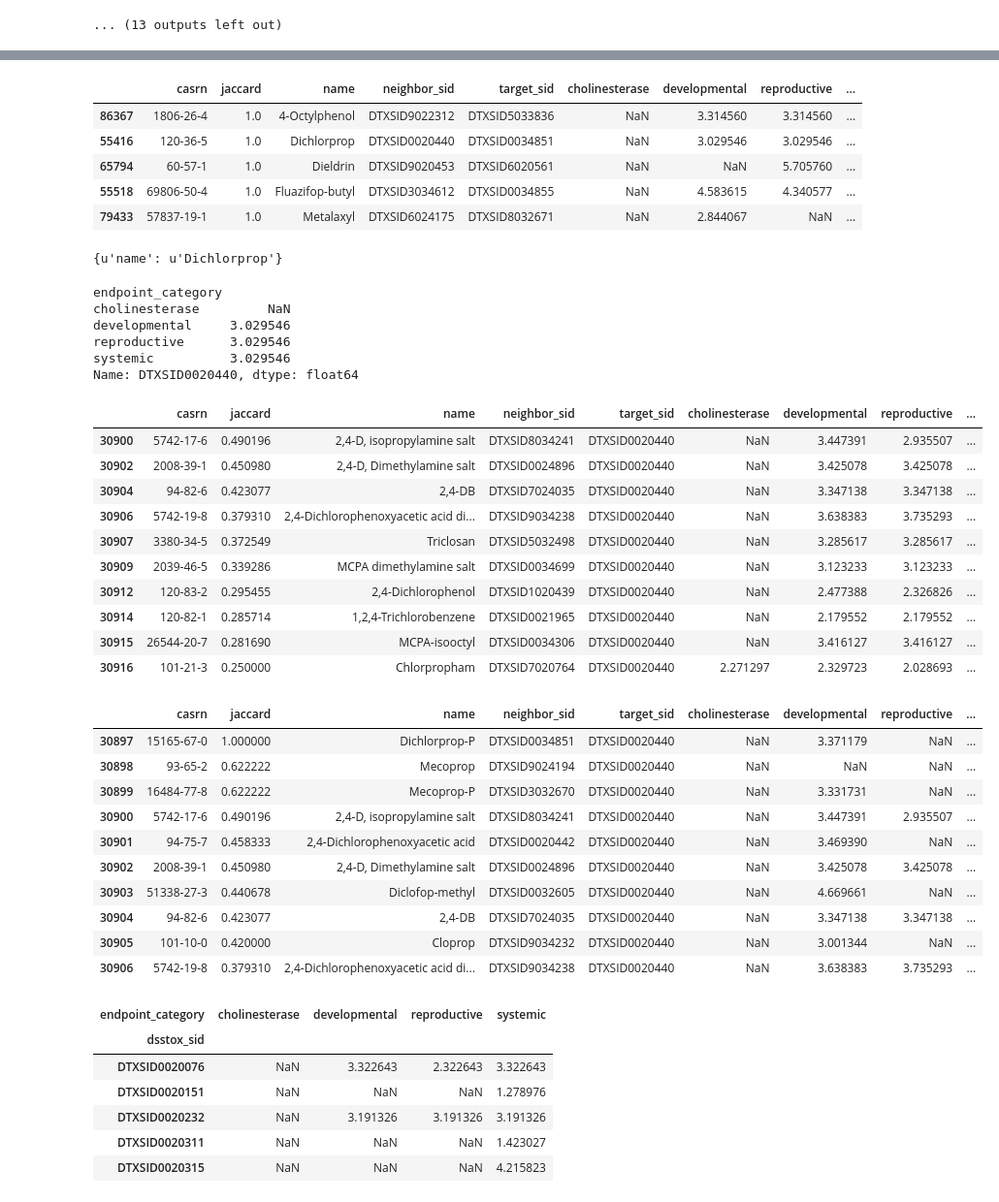
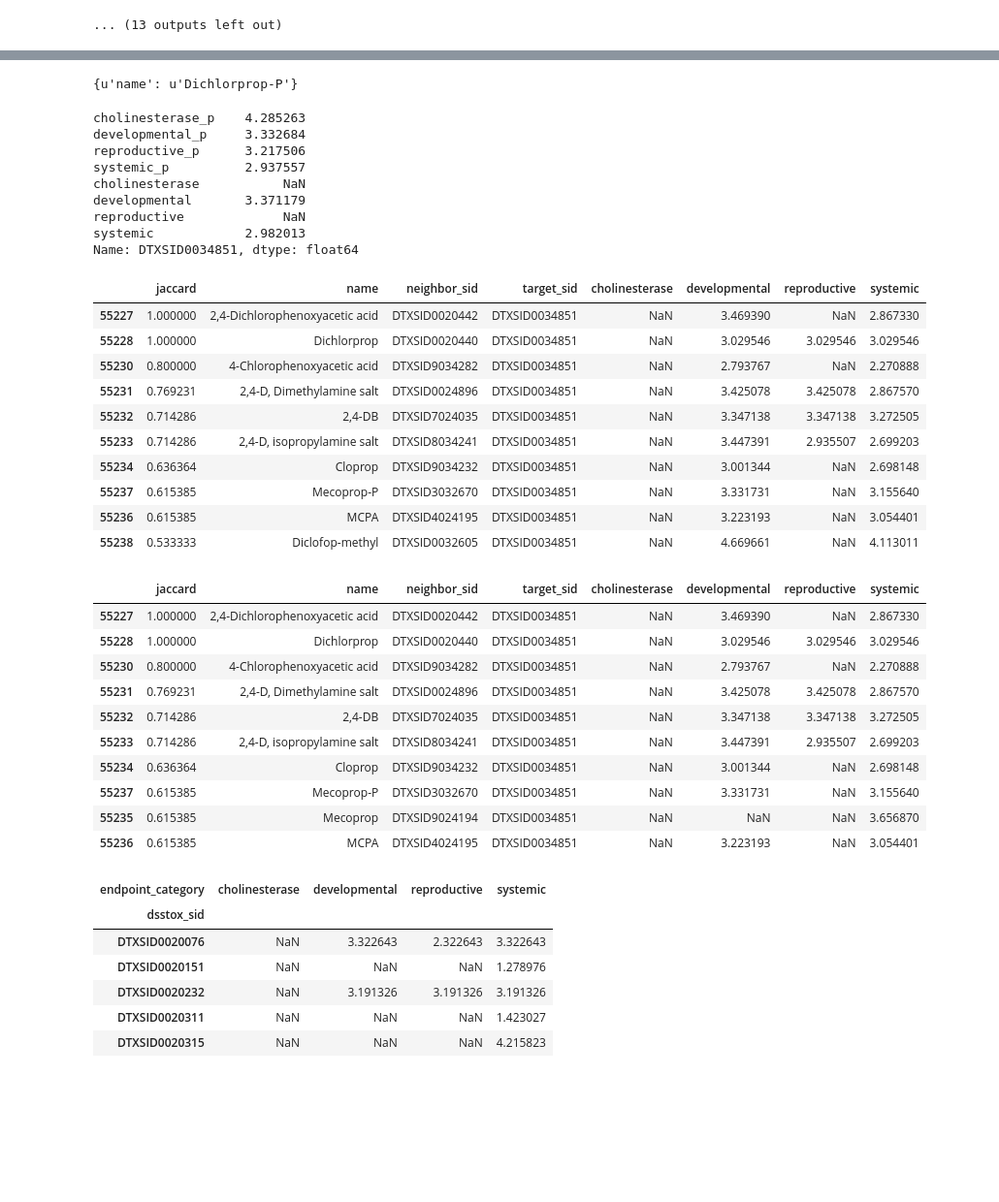
Before and after one commit to georgehelman/genra, a Jupyter notebook: notebooks/rax/rax-genra-toxref.ipynb, the cells around one changed output, grey strips where cells are left out. Shown at 97% size. Cells and saved outputs as stored; diff of their text form; code cells hidden in the pictures; blank space fills up the shorter version.

```diff
--- a/notebooks/rax/rax-genra-toxref.ipynb
+++ b/notebooks/rax/rax-genra-toxref.ipynb
@@ -226,7 +246,7 @@ lel_sids=list(set(lel_agg.index.values))
 # %%
 loael_neighbors_l=[]
 for sid in loael_sids:
-    sid_neighbors=searchCollByFP(sid,s0=.05,SID=loael_sids,DB=DB)
+    sid_neighbors=searchCollByFP(sid,s0=.05,SID=loael_sids,DB=DB,col='chemotypes',fpn='chemotypes')
     if sid_neighbors:
         for neighbor in sid_neighbors:
             neighbor['target_sid']=sid
@@ -235,7 +255,7 @@ for sid in loael_sids:
 # %%
 lel_neighbors_l=[]
 for sid in lel_sids:
-    sid_neighbors=searchCollByFP(sid,s0=.05,SID=loael_sids,DB=DB)
+    sid_neighbors=searchCollByFP(sid,s0=.05,SID=loael_sids,DB=DB,col='chemotypes',fpn='chemotypes')
     if sid_neighbors:
         for neighbor in sid_neighbors:
             neighbor['target_sid']=sid
@@ -389,48 +466,42 @@ ranked_loaels.head()
-# %%
-loael_neighbors.head()
-# %% [output]
-|  | casrn | jaccard | name | neighbor_sid | target_sid | cholinesterase | developmental | reproductive | ... |
-| 86367 | 1806-26-4 | 1.0 | 4-Octylphenol | DTXSID9022312 | DTXSID5033836 | NaN | 3.314560 | 3.314560 | ... |
-| 55416 | 120-36-5 | 1.0 | Dichlorprop | DTXSID0020440 | DTXSID0034851 | NaN | 3.029546 | 3.029546 | ... |
-| 65794 | 60-57-1 | 1.0 | Dieldrin | DTXSID9020453 | DTXSID6020561 | NaN | NaN | 5.705760 | ... |
-| 55518 | 69806-50-4 | 1.0 | Fluazifop-butyl | DTXSID3034612 | DTXSID0034855 | NaN | 4.583615 | 4.340577 | ... |
-| 79433 | 57837-19-1 | 1.0 | Metalaxyl | DTXSID6024175 | DTXSID8032671 | NaN | 2.844067 | NaN | ... |
 # %%
-sid='DTXSID0020440'
+sid='DTXSID0034851'
 dsstox.find_one({'dsstox_sid':sid},{'_id':0,'name':1})
-loael_agg.loc[sid]
-loael_neighbors[(loael_neighbors['target_sid']==sid) & (pd.notnull(loael_neighbors['reproductive']))].iloc[0:10]
+loael_predictions.loc[sid]
+loael_neighbors[(loael_neighbors['target_sid']==sid) & (pd.notnull(loael_neighbors['developmental']))].iloc[0:10]
 loael_neighbors[(loael_neighbors['target_sid']==sid) & (pd.notnull(loael_neighbors['systemic']))].iloc[0:10]
 # %% [output]
-{u'name': u'Dichlorprop'}
+{u'name': u'Dichlorprop-P'}
-endpoint_category
-cholinesterase         NaN
-developmental     3.029546
-reproductive      3.029546
-systemic          3.029546
-Name: DTXSID0020440, dtype: float64
+cholinesterase_p    4.285263
+developmental_p     3.332684
+reproductive_p      3.217506
+systemic_p          2.937557
+cholinesterase           NaN
+developmental       3.371179
+reproductive             NaN
+systemic            2.982013
+Name: DTXSID0034851, dtype: float64
-|  | casrn | jaccard | name | neighbor_sid | target_sid | cholinesterase | developmental | reproductive | ... |
-| 30900 | 5742-17-6 | 0.490196 | 2,4-D, isopropylamine salt | DTXSID8034241 | DTXSID0020440 | NaN | 3.447391 | 2.935507 | ... |
-| 30902 | 2008-39-1 | 0.450980 | 2,4-D, Dimethylamine salt | DTXSID0024896 | DTXSID0020440 | NaN | 3.425078 | 3.425078 | ... |
-| 30904 | 94-82-6 | 0.423077 | 2,4-DB | DTXSID7024035 | DTXSID0020440 | NaN | 3.347138 | 3.347138 | ... |
-| 30906 | 5742-19-8 | 0.379310 | 2,4-Dichlorophenoxyacetic acid di... | DTXSID9034238 | DTXSID0020440 | NaN | 3.638383 | 3.735293 | ... |
-| 30907 | 3380-34-5 | 0.372549 | Triclosan | DTXSID5032498 | DTXSID0020440 | NaN | 3.285617 | 3.285617 | ... |
-| 30909 | 2039-46-5 | 0.339286 | MCPA dimethylamine salt | DTXSID0034699 | DTXSID0020440 | NaN | 3.123233 | 3.123233 | ... |
-| 30912 | 120-83-2 | 0.295455 | 2,4-Dichlorophenol | DTXSID1020439 | DTXSID0020440 | NaN | 2.477388 | 2.326826 | ... |
-| 30914 | 120-82-1 | 0.285714 | 1,2,4-Trichlorobenzene | DTXSID0021965 | DTXSID0020440 | NaN | 2.179552 | 2.179552 | ... |
-| 30915 | 26544-20-7 | 0.281690 | MCPA-isooctyl | DTXSID0034306 | DTXSID0020440 | NaN | 3.416127 | 3.416127 | ... |
-| 30916 | 101-21-3 | 0.250000 | Chlorpropham | DTXSID7020764 | DTXSID0020440 | 2.271297 | 2.329723 | 2.028693 | ... |
+|  | jaccard | name | neighbor_sid | target_sid | cholinesterase | developmental | reproductive | systemic |
+| 55227 | 1.000000 | 2,4-Dichlorophenoxyacetic acid | DTXSID0020442 | DTXSID0034851 | NaN | 3.469390 | NaN | 2.867330 |
+| 55228 | 1.000000 | Dichlorprop | DTXSID0020440 | DTXSID0034851 | NaN | 3.029546 | 3.029546 | 3.029546 |
+| 55230 | 0.800000 | 4-Chlorophenoxyacetic acid | DTXSID9034282 | DTXSID0034851 | NaN | 2.793767 | NaN | 2.270888 |
+| 55231 | 0.769231 | 2,4-D, Dimethylamine salt | DTXSID0024896 | DTXSID0034851 | NaN | 3.425078 | 3.425078 | 2.867570 |
+| 55232 | 0.714286 | 2,4-DB | DTXSID7024035 | DTXSID0034851 | NaN | 3.347138 | 3.347138 | 3.272505 |
+| 55233 | 0.714286 | 2,4-D, isopropylamine salt | DTXSID8034241 | DTXSID0034851 | NaN | 3.447391 | 2.935507 | 2.699203 |
+| 55234 | 0.636364 | Cloprop | DTXSID9034232 | DTXSID0034851 | NaN | 3.001344 | NaN | 2.698148 |
+| 55237 | 0.615385 | Mecoprop-P | DTXSID3032670 | DTXSID0034851 | NaN | 3.331731 | NaN | 3.155640 |
+| 55236 | 0.615385 | MCPA | DTXSID4024195 | DTXSID0034851 | NaN | 3.223193 | NaN | 3.054401 |
+| 55238 | 0.533333 | Diclofop-methyl | DTXSID0032605 | DTXSID0034851 | NaN | 4.669661 | NaN | 4.113011 |
-|  | casrn | jaccard | name | neighbor_sid | target_sid | cholinesterase | developmental | reproductive | ... |
-| 30897 | 15165-67-0 | 1.000000 | Dichlorprop-P | DTXSID0034851 | DTXSID0020440 | NaN | 3.371179 | NaN | ... |
-| 30898 | 93-65-2 | 0.622222 | Mecoprop | DTXSID9024194 | DTXSID0020440 | NaN | NaN | NaN | ... |
-| 30899 | 16484-77-8 | 0.622222 | Mecoprop-P | DTXSID3032670 | DTXSID0020440 | NaN | 3.331731 | NaN | ... |
-| 30900 | 5742-17-6 | 0.490196 | 2,4-D, isopropylamine salt | DTXSID8034241 | DTXSID0020440 | NaN | 3.447391 | 2.935507 | ... |
-| 30901 | 94-75-7 | 0.458333 | 2,4-Dichlorophenoxyacetic acid | DTXSID0020442 | DTXSID0020440 | NaN | 3.469390 | NaN | ... |
-| 30902 | 2008-39-1 | 0.450980 | 2,4-D, Dimethylamine salt | DTXSID0024896 | DTXSID0020440 | NaN | 3.425078 | 3.425078 | ... |
-| 30903 | 51338-27-3 | 0.440678 | Diclofop-methyl | DTXSID0032605 | DTXSID0020440 | NaN | 4.669661 | NaN | ... |
-| 30904 | 94-82-6 | 0.423077 | 2,4-DB | DTXSID7024035 | DTXSID0020440 | NaN | 3.347138 | 3.347138 | ... |
-| 30905 | 101-10-0 | 0.420000 | Cloprop | DTXSID9034232 | DTXSID0020440 | NaN | 3.001344 | NaN | ... |
-| 30906 | 5742-19-8 | 0.379310 | 2,4-Dichlorophenoxyacetic acid di... | DTXSID9034238 | DTXSID0020440 | NaN | 3.638383 | 3.735293 | ... |
+|  | jaccard | name | neighbor_sid | target_sid | cholinesterase | developmental | reproductive | systemic |
+| 55227 | 1.000000 | 2,4-Dichlorophenoxyacetic acid | DTXSID0020442 | DTXSID0034851 | NaN | 3.469390 | NaN | 2.867330 |
+| 55228 | 1.000000 | Dichlorprop | DTXSID0020440 | DTXSID0034851 | NaN | 3.029546 | 3.029546 | 3.029546 |
+| 55230 | 0.800000 | 4-Chlorophenoxyacetic acid | DTXSID9034282 | DTXSID0034851 | NaN | 2.793767 | NaN | 2.270888 |
+| 55231 | 0.769231 | 2,4-D, Dimethylamine salt | DTXSID0024896 | DTXSID0034851 | NaN | 3.425078 | 3.425078 | 2.867570 |
+| 55232 | 0.714286 | 2,4-DB | DTXSID7024035 | DTXSID0034851 | NaN | 3.347138 | 3.347138 | 3.272505 |
+| 55233 | 0.714286 | 2,4-D, isopropylamine salt | DTXSID8034241 | DTXSID0034851 | NaN | 3.447391 | 2.935507 | 2.699203 |
+| 55234 | 0.636364 | Cloprop | DTXSID9034232 | DTXSID0034851 | NaN | 3.001344 | NaN | 2.698148 |
+| 55237 | 0.615385 | Mecoprop-P | DTXSID3032670 | DTXSID0034851 | NaN | 3.331731 | NaN | 3.155640 |
+| 55235 | 0.615385 | Mecoprop | DTXSID9024194 | DTXSID0034851 | NaN | NaN | NaN | 3.656870 |
+| 55236 | 0.615385 | MCPA | DTXSID4024195 | DTXSID0034851 | NaN | 3.223193 | NaN | 3.054401 |
 # %%
 loael_agg.head()
 # %% [output]
```
Also changed, not shown: parts of 33 cells of this notebook.
